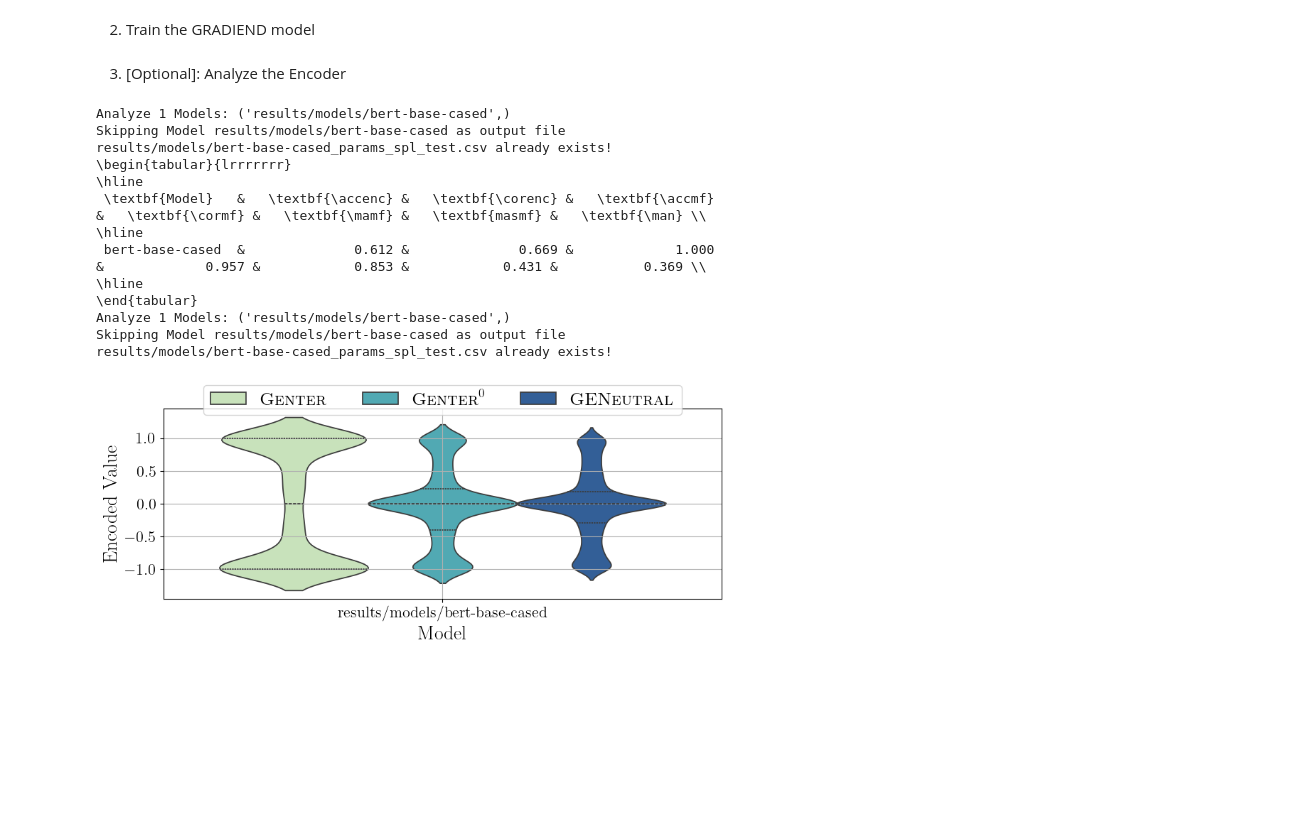
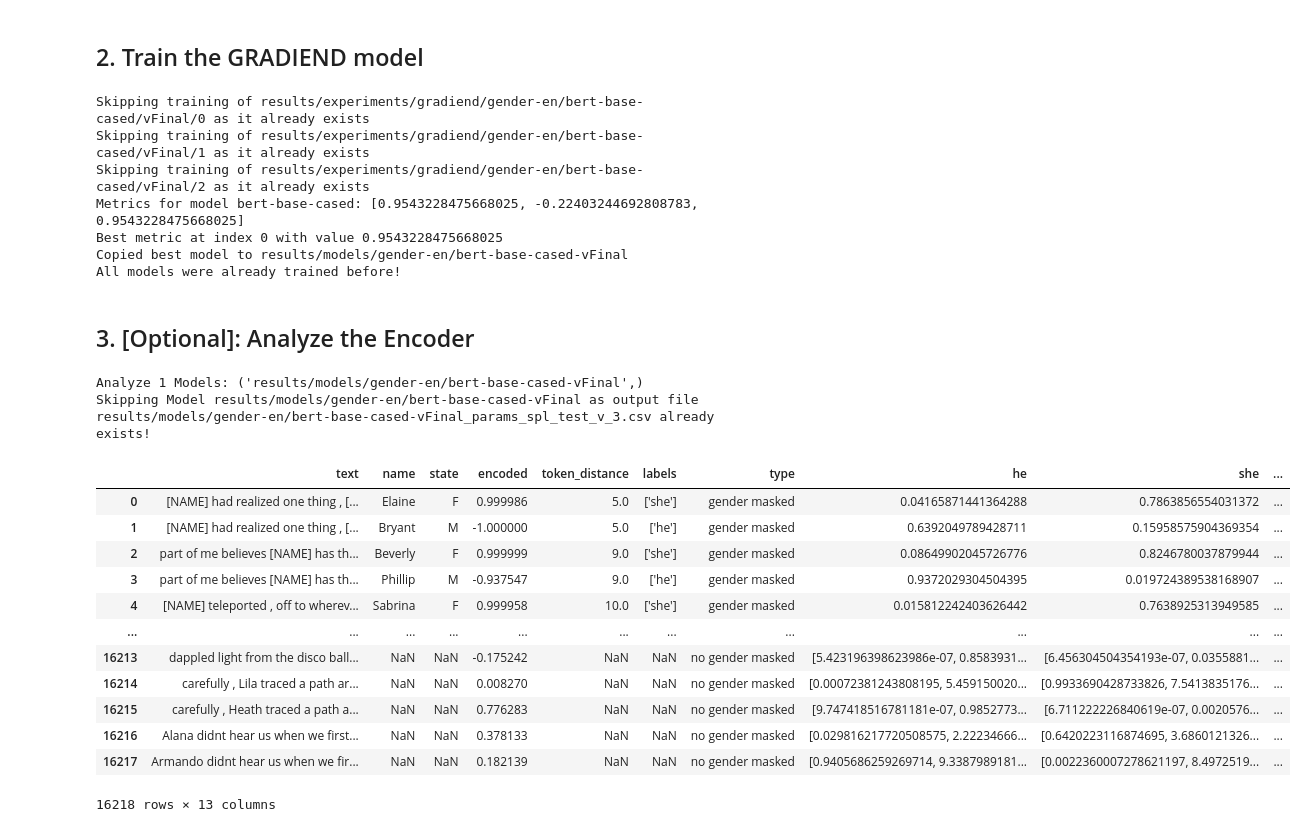
Before and after one commit to aieng-lab/gradiend, a Jupyter notebook: demo.ipynb, the cells around one changed output. Cells and saved outputs as stored; diff of their text form; code cells hidden in the pictures; blank space fills up the shorter version.

```diff
--- a/demo.ipynb
+++ b/demo.ipynb
@@ -10,37 +12,49 @@ logging.set_verbosity_error()
 # %%
 model = 'bert-base-cased'
 # %% [markdown]
-2. Train the GRADIEND model
+## 2. Train the GRADIEND model
 # %%
 from gradiend.training.gradiend_training import train
 
 # you may override some default behavior of gradiend.training.trainer.train() with the model_config
 model_config = {
-    'eval_max_size': 1.0, # use all of the validation data
+    'eval_max_size': 8, # use just 8 data points for this demo for evaluation
+    'max_iterations': 10, # use just 10 iterations for this demo
 }
-gradiend_model_dir = train(model, model_config, n=3)
+
+# create the setup object which defines the datasets and task and thus, which feature is learnt
+from gradiend.setups.gender.en import GenderEnSetup
+from gradiend.setups.race_religion.training import BlackAsianSetup, WhiteBlackSetup, WhiteAsianSetup, ChristianJewishSetup, ChristianMuslimSetup, MuslimJewishSetup
+setup = GenderEnSetup()
+version = 'vFinal'
+model_id = f'{model}-{version}'
+
+gradiend_model_dir = train(setup, model, model_config, n=3, version=version)
+# %% [output]
+Skipping training of results/experiments/gradiend/gender-en/bert-base-cased/vFinal/0 as it already exists
+Skipping training of results/experiments/gradiend/gender-en/bert-base-cased/vFinal/1 as it already exists
+Skipping training of results/experiments/gradiend/gender-en/bert-base-cased/vFinal/2 as it already exists
+Metrics for model bert-base-cased: [0.9543228475668025, -0.22403244692808783, 0.9543228475668025]
+Best metric at index 0 with value 0.9543228475668025
+Copied best model to results/models/gender-en/bert-base-cased-vFinal
+All models were already trained before!
 # %% [markdown]
-3. [Optional]: Analyze the Encoder
+## 3. [Optional]: Analyze the Encoder
 # %%
-from gradiend.evaluation.analyze_encoder import analyze_models
-from gradiend.export.encoder_stats import print_encoder_stats
-from gradiend.export.encoder_plot import plot
-
-analyze_models(gradiend_model_dir)
-print_encoder_stats(model)
-
-# plot the encoded values distribution across different datasets
-plot(gradiend_model_dir)
+setup.analyze_models(gradiend_model_dir)
 # %% [output]
-Analyze 1 Models: ('results/models/bert-base-cased',)
-Skipping Model results/models/bert-base-cased as output file results/models/bert-base-cased_params_spl_test.csv already exists!
-\begin{tabular}{lrrrrrrr}
-\hline
- \textbf{Model}   &   \textbf{\accenc} &   \textbf{\corenc} &   \textbf{\accmf} &   \textbf{\cormf} &   \textbf{\mamf} &   \textbf{masmf} &   \textbf{\man} \\
-\hline
- bert-base-cased  &              0.612 &              0.669 &             1.000 &             0.957 &            0.853 &            0.431 &           0.369 \\
-\hline
-\end{tabular}
-Analyze 1 Models: ('results/models/bert-base-cased',)
-Skipping Model results/models/bert-base-cased as output file results/models/bert-base-cased_params_spl_test.csv already exists!
+Analyze 1 Models: ('results/models/gender-en/bert-base-cased-vFinal',)
+Skipping Model results/models/gender-en/bert-base-cased-vFinal as output file results/models/gender-en/bert-base-cased-vFinal_params_spl_test_v_3.csv already exists!
-[figure, removed]
+|  | text | name | state | encoded | token_distance | labels | type | he | she | ... |
+| 0 | [NAME] had realized one thing , [... | Elaine | F | 0.999986 | 5.0 | ['she'] | gender masked | 0.04165871441364288 | 0.7863856554031372 | ... |
+| 1 | [NAME] had realized one thing , [... | Bryant | M | -1.000000 | 5.0 | ['he'] | gender masked | 0.6392049789428711 | 0.15958575904369354 | ... |
+| 2 | part of me believes [NAME] has th... | Beverly | F | 0.999999 | 9.0 | ['she'] | gender masked | 0.08649902045726776 | 0.8246780037879944 | ... |
+| 3 | part of me believes [NAME] has th... | Phillip | M | -0.937547 | 9.0 | ['he'] | gender masked | 0.9372029304504395 | 0.019724389538168907 | ... |
+| 4 | [NAME] teleported , off to wherev... | Sabrina | F | 0.999958 | 10.0 | ['she'] | gender masked | 0.015812242403626442 | 0.7638925313949585 | ... |
+| ... | ... | ... | ... | ... | ... | ... | ... | ... | ... | ... |
+| 16213 | dappled light from the disco ball... | NaN | NaN | -0.175242 | NaN | NaN | no gender masked | [5.423196398623986e-07, 0.8583931... | [6.456304504354193e-07, 0.0355881... | ... |
+| 16214 | carefully , Lila traced a path ar... | NaN | NaN | 0.008270 | NaN | NaN | no gender masked | [0.00072381243808195, 5.459150020... | [0.9933690428733826, 7.5413835176... | ... |
+| 16215 | carefully , Heath traced a path a... | NaN | NaN | 0.776283 | NaN | NaN | no gender masked | [9.747418516781181e-07, 0.9852773... | [6.711222226840619e-07, 0.0020576... | ... |
+| 16216 | Alana didnt hear us when we first... | NaN | NaN | 0.378133 | NaN | NaN | no gender masked | [0.029816217720508575, 2.22234666... | [0.6420223116874695, 3.6860121326... | ... |
+| 16217 | Armando didnt hear us when we fir... | NaN | NaN | 0.182139 | NaN | NaN | no gender masked | [0.9405686259269714, 9.3387989181... | [0.0022360007278621197, 8.4972519... | ... |
+16218 rows × 13 columns
```
Also changed, not shown: parts of 14 cells of this notebook.
